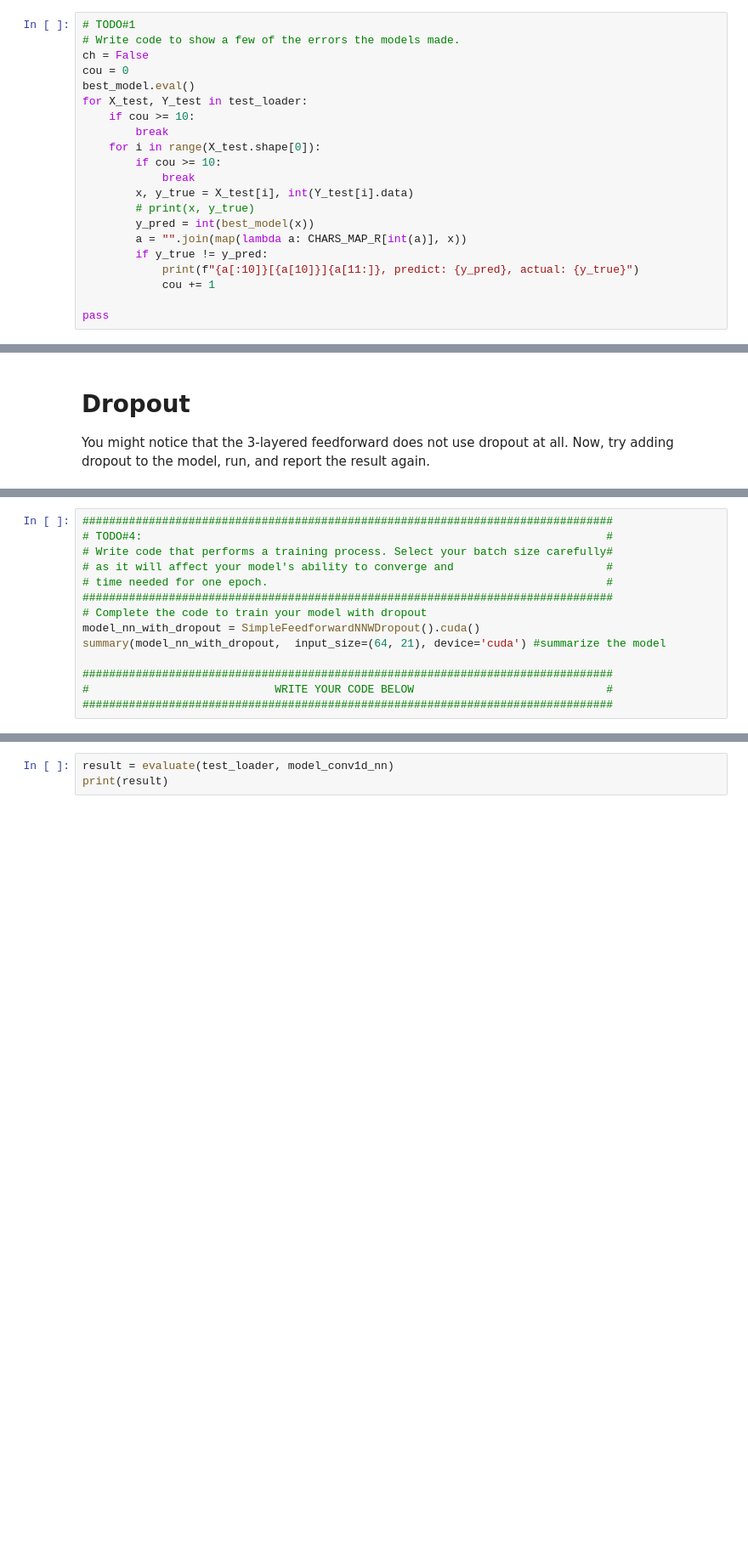
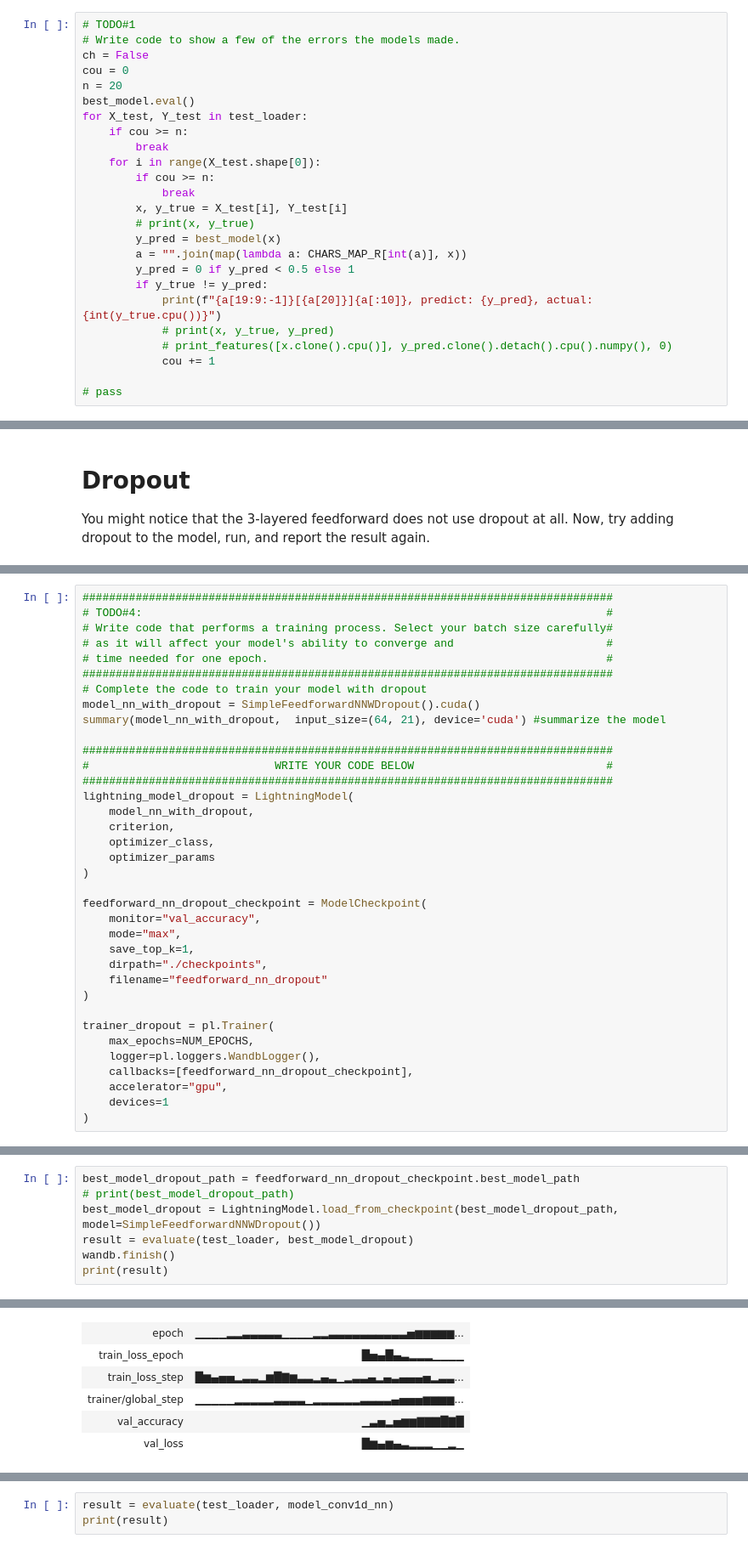
Before and after one commit to AndewNN/CU_submission, a Jupyter notebook: NLP_2025/L01_Intro_Tokenization/HW_2/HW1_2_Neural_Network_Tokenization_to_Student_2024.ipynb, the cells around one changed output, grey strips where cells are left out. Shown: that part at 85% size. Drawn from its saved outputs; the diff is of its cells as text; blank space fills up the shorter version.

```diff
--- a/NLP_2025/L01_Intro_Tokenization/HW_2/HW1_2_Neural_Network_Tokenization_to_Student_2024.ipynb
+++ b/NLP_2025/L01_Intro_Tokenization/HW_2/HW1_2_Neural_Network_Tokenization_to_Student_2024.ipynb
@@ -614,20 +596,24 @@ In this task, write a function to print the characters on test data that got wro
 # Write code to show a few of the errors the models made.
 ch = False
 cou = 0
+n = 20
 best_model.eval()
 for X_test, Y_test in test_loader:
-    if cou >= 10:
+    if cou >= n:
         break
     for i in range(X_test.shape[0]):
-        if cou >= 10:
+        if cou >= n:
             break
-        x, y_true = X_test[i], int(Y_test[i].data)
+        x, y_true = X_test[i], Y_test[i]
         # print(x, y_true)
-        y_pred = int(best_model(x))
+        y_pred = best_model(x)
         a = "".join(map(lambda a: CHARS_MAP_R[int(a)], x))
+        y_pred = 0 if y_pred < 0.5 else 1
         if y_true != y_pred:
-            print(f"{a[:10]}[{a[10]}]{a[11:]}, predict: {y_pred}, actual: {y_true}")
+            print(f"{a[19:9:-1]}[{a[20]}]{a[:10]}, predict: {y_pred}, actual: {int(y_true.cpu())}")
+            # print(x, y_true, y_pred)
+            # print_features([x.clone().cpu()], y_pred.clone().detach().cpu().numpy(), 0)
             cou += 1
 
-pass
+# pass
 # %% [output]
@@ -671,3 +684,25 @@ summary(model_nn_with_dropout,  input_size=(64, 21), device='cuda') #summarize t
 ################################################################################
 #                            WRITE YOUR CODE BELOW                             #
 ################################################################################
+lightning_model_dropout = LightningModel(
+    model_nn_with_dropout,
+    criterion,
+    optimizer_class,
+    optimizer_params
+)
+
+feedforward_nn_dropout_checkpoint = ModelCheckpoint(
+    monitor="val_accuracy",
+    mode="max",
+    save_top_k=1,
+    dirpath="./checkpoints",
+    filename="feedforward_nn_dropout"
+)
+
+trainer_dropout = pl.Trainer(
+    max_epochs=NUM_EPOCHS,
+    logger=pl.loggers.WandbLogger(),
+    callbacks=[feedforward_nn_dropout_checkpoint],
+    accelerator="gpu",
+    devices=1
+)
@@ -676,0 +743,8 @@ print(result)
+# %%
+best_model_dropout_path = feedforward_nn_dropout_checkpoint.best_model_path
+# print(best_model_dropout_path)
+best_model_dropout = LightningModel.load_from_checkpoint(best_model_dropout_path, model=SimpleFeedforwardNNWDropout())
+result = evaluate(test_loader, best_model_dropout)
+wandb.finish()
+print(result)
+# %% [output]
@@ -676,0 +753,6 @@ print(result)
+| epoch | ▁▁▁▁▂▂▃▃▃▃▃▁▁▁▁▂▂▃▃▃▃▃▃▃▃▃▃▅▆▆▆▆▆... |
+| train_loss_epoch | █▅▄█▄▃▂▂▂▁▁▁▁ |
+| train_loss_step | █▆▄▅▅▂▃▃▂▆█▇▆▃▃▂▄▃▁▂▃▃▄▂▄▃▄▄▄▅▂▃▃... |
+| trainer/global_step | ▁▁▁▁▁▂▂▂▂▂▃▃▃▃▁▂▂▂▂▂▂▃▃▃▃▄▅▅▅▆▆▆▆... |
+| val_accuracy | ▁▃▅▂▅▆▆▇▇▇█▇█ |
+| val_loss | █▆▄▆▄▃▂▂▂▁▁▂▁ |
```
Also changed, not shown: parts of 19 cells of this notebook.
